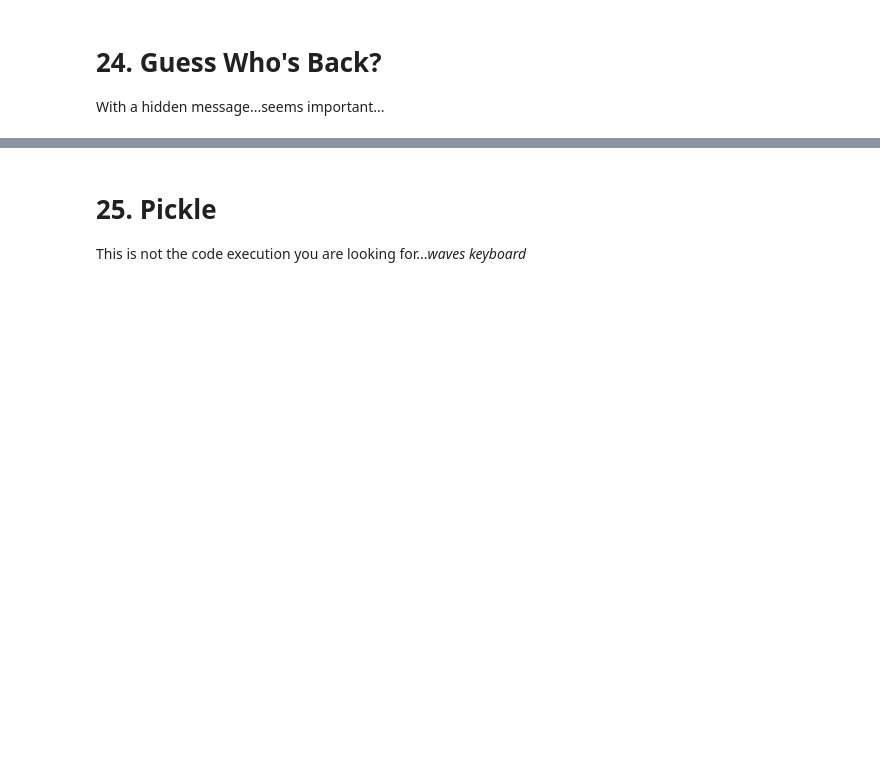
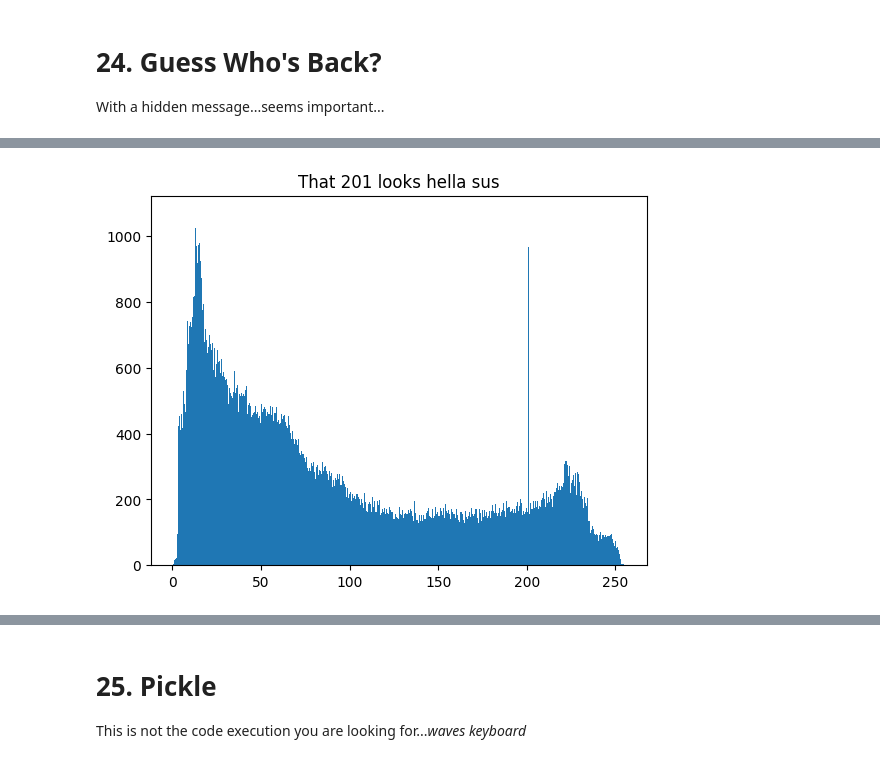
Before and after one commit to iod-ine/kaggle-ai-village-capture-the-flag-defcon31, a Jupyter notebook: notebooks/ctf-starter-aiv.ipynb, the cells around one changed output, grey strips where cells are left out. Saved outputs shown, nothing was run; the diff lists cells and outputs as text; code cells hidden in the pictures; blank space fills up the shorter version.

```diff
--- a/notebooks/ctf-starter-aiv.ipynb
+++ b/notebooks/ctf-starter-aiv.ipynb
@@ -477,0 +481,6 @@ plt.imshow(Xsub, cmap='hot')
+# %%
+flat = XX.reshape(-1)
+plt.hist(flat[flat != 0], bins=512)
+plt.title("That 201 looks hella sus");
+# %% [output]
+[figure, added]
```
Also changed, not shown: parts of 3 cells of this notebook.
